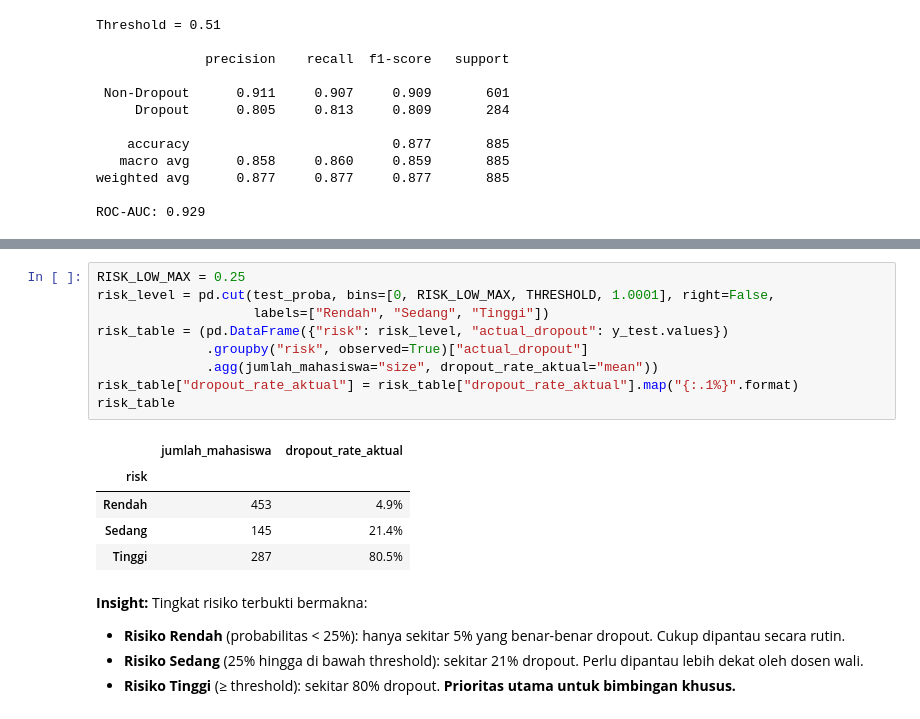
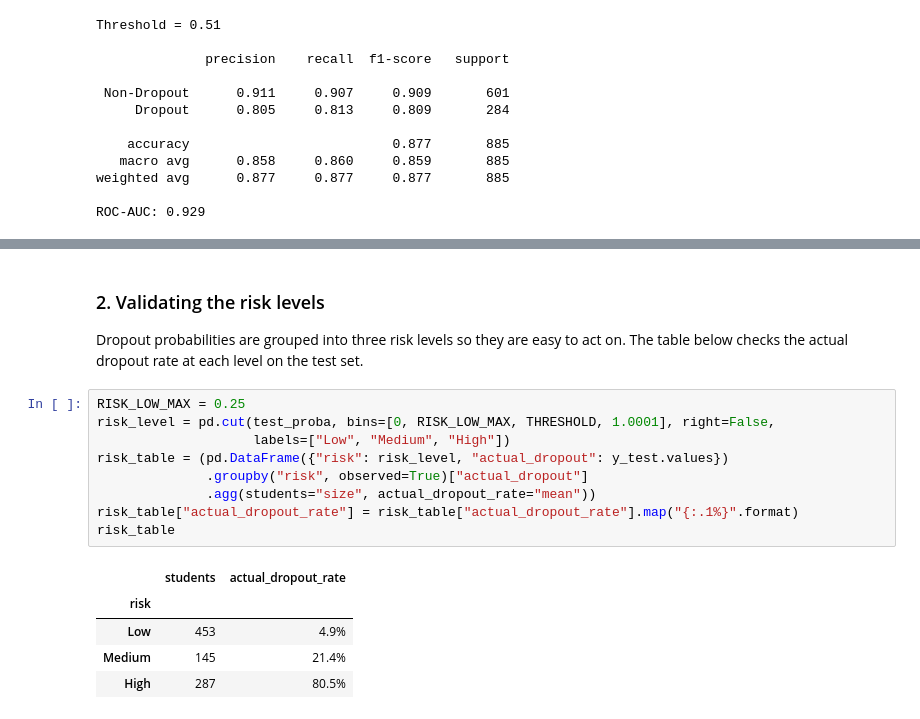
Before and after one commit to Rainy1502/EduGuard-Dropout-Prediction, a Jupyter notebook: notebook.ipynb, the cells around one changed output, grey strips where cells are left out. Cells and saved outputs as stored; diff of their text form.

```diff
--- a/notebook.ipynb
+++ b/notebook.ipynb
@@ -772,20 +769,18 @@ Probabilitas dropout dikelompokkan menjadi tiga tingkat risiko agar mudah ditind
+# %% [markdown]
+### 2. Validating the risk levels
+Dropout probabilities are grouped into three risk levels so they are easy to act on. The table below checks the actual dropout rate at each level on the test set.
 # %%
 RISK_LOW_MAX = 0.25
 risk_level = pd.cut(test_proba, bins=[0, RISK_LOW_MAX, THRESHOLD, 1.0001], right=False,
-                    labels=["Rendah", "Sedang", "Tinggi"])
+                    labels=["Low", "Medium", "High"])
 risk_table = (pd.DataFrame({"risk": risk_level, "actual_dropout": y_test.values})
               .groupby("risk", observed=True)["actual_dropout"]
-              .agg(jumlah_mahasiswa="size", dropout_rate_aktual="mean"))
-risk_table["dropout_rate_aktual"] = risk_table["dropout_rate_aktual"].map("{:.1%}".format)
+              .agg(students="size", actual_dropout_rate="mean"))
+risk_table["actual_dropout_rate"] = risk_table["actual_dropout_rate"].map("{:.1%}".format)
 risk_table
 # %% [output]
-|  | jumlah_mahasiswa | dropout_rate_aktual |
+|  | students | actual_dropout_rate |
 | risk |  |  |
-| Rendah | 453 | 4.9% |
-| Sedang | 145 | 21.4% |
-| Tinggi | 287 | 80.5% |
+| Low | 453 | 4.9% |
+| Medium | 145 | 21.4% |
+| High | 287 | 80.5% |
-# %% [markdown]
-**Insight:** Tingkat risiko terbukti bermakna:
-- **Risiko Rendah** (probabilitas < 25%): hanya sekitar 5% yang benar-benar dropout. Cukup dipantau secara rutin.
-- **Risiko Sedang** (25% hingga di bawah threshold): sekitar 21% dropout. Perlu dipantau lebih dekat oleh dosen wali.
-- **Risiko Tinggi** (≥ threshold): sekitar 80% dropout. **Prioritas utama untuk bimbingan khusus.**
```
Also changed, not shown: parts of 124 cells of this notebook, 12 other files.
